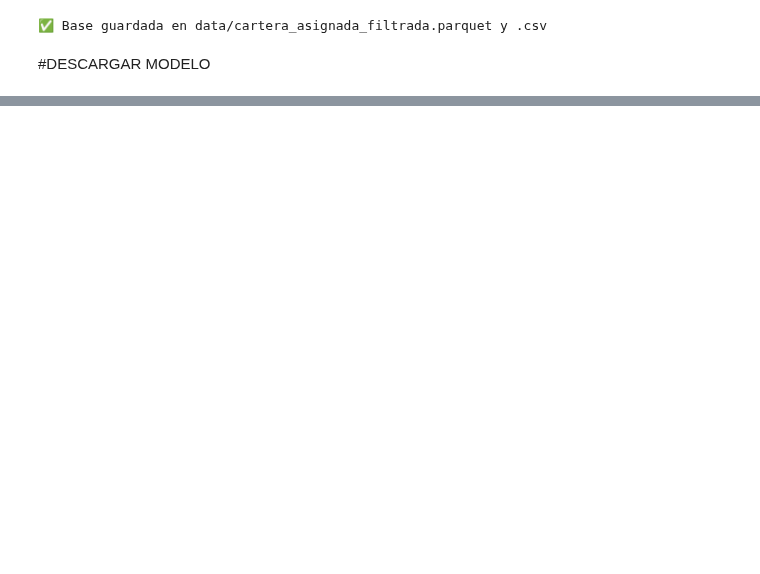
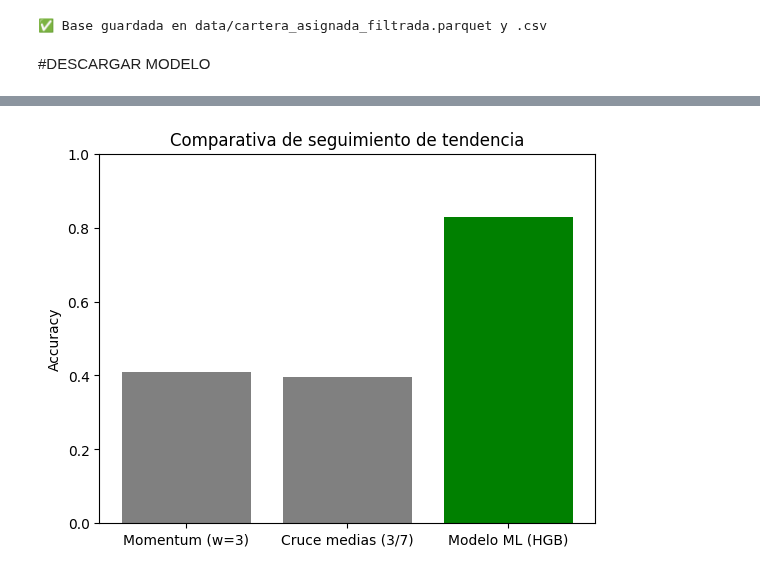
Before and after one commit to Robert1417/recaudo-app, a Jupyter notebook: Calculadora_Recaudo.ipynb, the cells around one changed output, grey strips where cells are left out. Saved outputs shown, nothing was run; the diff lists cells and outputs as text; code cells hidden in the pictures; blank space fills up the shorter version.

```diff
--- a/Calculadora_Recaudo.ipynb
+++ b/Calculadora_Recaudo.ipynb
@@ -1200,0 +1828,14 @@ R²  : 0.053002
+# %%
+baselines = {
+    "Momentum (w=3)": 0.4080,
+    "Cruce medias (3/7)": 0.3955,
+    "Modelo ML (HGB)": 0.8284
+}
+
+plt.bar(baselines.keys(), baselines.values(), color=['gray','gray','green'])
+plt.ylabel("Accuracy")
+plt.title("Comparativa de seguimiento de tendencia")
+plt.ylim(0,1)
+plt.show()
+# %% [output]
+[figure, added]
```
Also changed, not shown: parts of 34 cells of this notebook.
